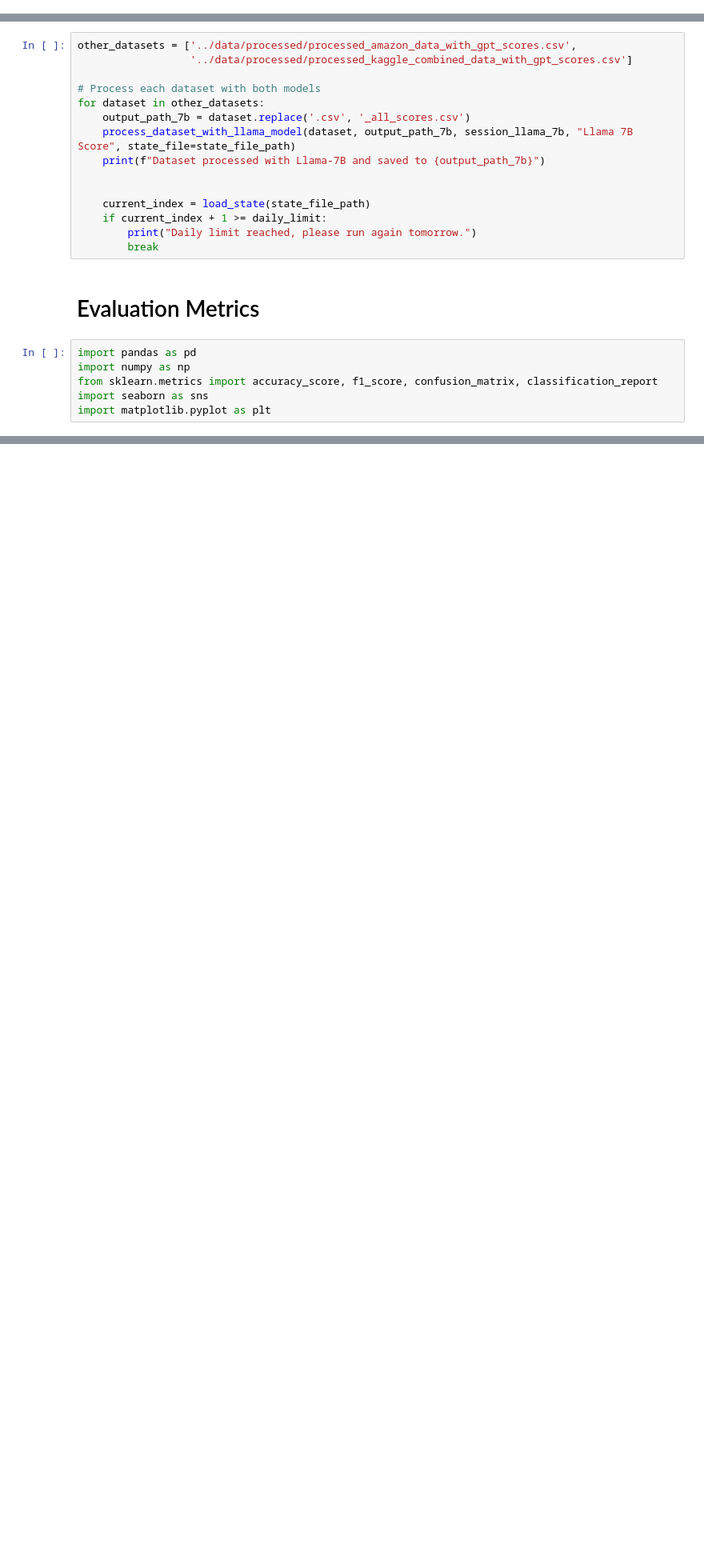
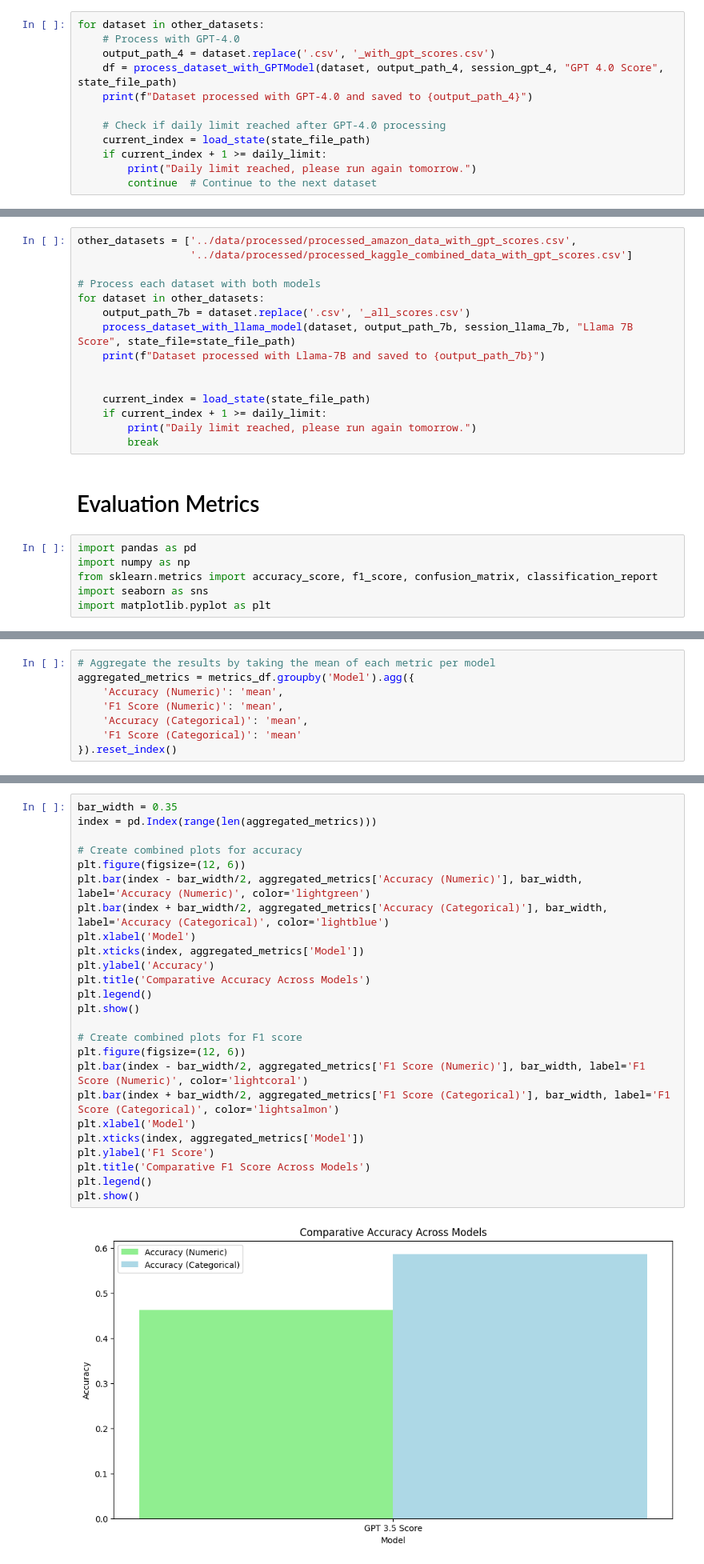
Before and after one commit to Abhi-Vellore/LLMSentiment, a Jupyter notebook: src/main.ipynb, the cells around one changed output, grey strips where cells are left out. Shown at 80% size. Saved outputs shown, nothing was run; the diff lists cells and outputs as text; blank space fills up the shorter version.

```diff
--- a/src/main.ipynb
+++ b/src/main.ipynb
@@ -172,3 +162,15 @@ for dataset in other_datasets:
+# %%
+for dataset in other_datasets:
+    # Process with GPT-4.0
+    output_path_4 = dataset.replace('.csv', '_with_gpt_scores.csv')
+    df = process_dataset_with_GPTModel(dataset, output_path_4, session_gpt_4, "GPT 4.0 Score", state_file_path)
+    print(f"Dataset processed with GPT-4.0 and saved to {output_path_4}")
+
+    # Check if daily limit reached after GPT-4.0 processing
+    current_index = load_state(state_file_path)
+    if current_index + 1 >= daily_limit:
+        print("Daily limit reached, please run again tomorrow.")
+        continue  # Continue to the next dataset
 # %% [markdown]
 ### LLama Models
 Create Llama models and use them to perform sentiment analysis
@@ -319,0 +342,8 @@ plt.show()
+# %%
+# Aggregate the results by taking the mean of each metric per model
+aggregated_metrics = metrics_df.groupby('Model').agg({
+    'Accuracy (Numeric)': 'mean',
+    'F1 Score (Numeric)': 'mean',
+    'Accuracy (Categorical)': 'mean',
+    'F1 Score (Categorical)': 'mean'
+}).reset_index()
@@ -319,0 +352,27 @@ plt.show()
+# %%
+bar_width = 0.35
+index = pd.Index(range(len(aggregated_metrics)))
+
+# Create combined plots for accuracy
+plt.figure(figsize=(12, 6))
+plt.bar(index - bar_width/2, aggregated_metrics['Accuracy (Numeric)'], bar_width, label='Accuracy (Numeric)', color='lightgreen')
+plt.bar(index + bar_width/2, aggregated_metrics['Accuracy (Categorical)'], bar_width, label='Accuracy (Categorical)', color='lightblue')
+plt.xlabel('Model')
+plt.xticks(index, aggregated_metrics['Model'])
+plt.ylabel('Accuracy')
+plt.title('Comparative Accuracy Across Models')
+plt.legend()
+plt.show()
+
+# Create combined plots for F1 score
+plt.figure(figsize=(12, 6))
+plt.bar(index - bar_width/2, aggregated_metrics['F1 Score (Numeric)'], bar_width, label='F1 Score (Numeric)', color='lightcoral')
+plt.bar(index + bar_width/2, aggregated_metrics['F1 Score (Categorical)'], bar_width, label='F1 Score (Categorical)', color='lightsalmon')
+plt.xlabel('Model')
+plt.xticks(index, aggregated_metrics['Model'])
+plt.ylabel('F1 Score')
+plt.title('Comparative F1 Score Across Models')
+plt.legend()
+plt.show()
+# %% [output]
+[figure, added]
```
Also changed, not shown: parts of 15 cells of this notebook, 3 other files.
